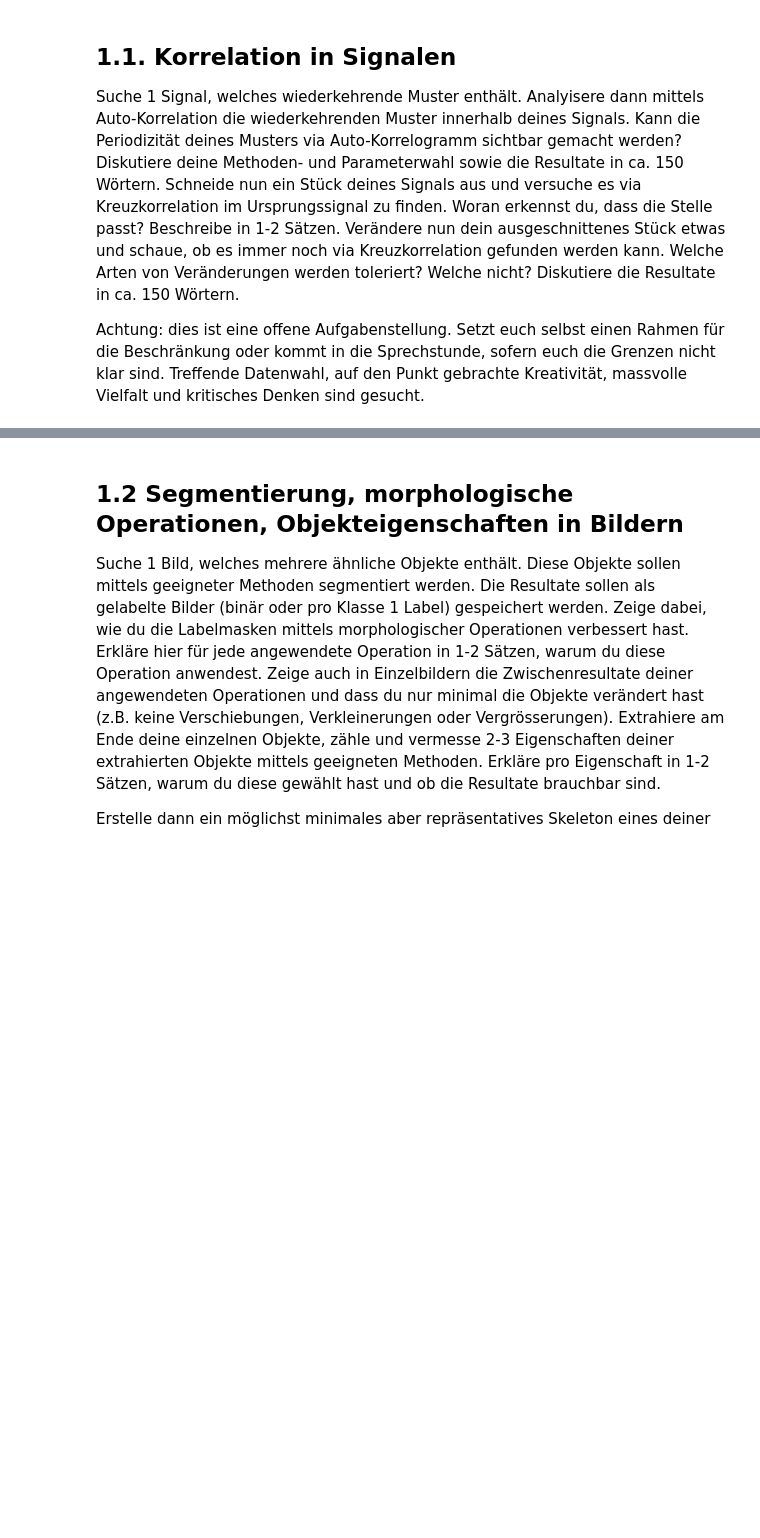
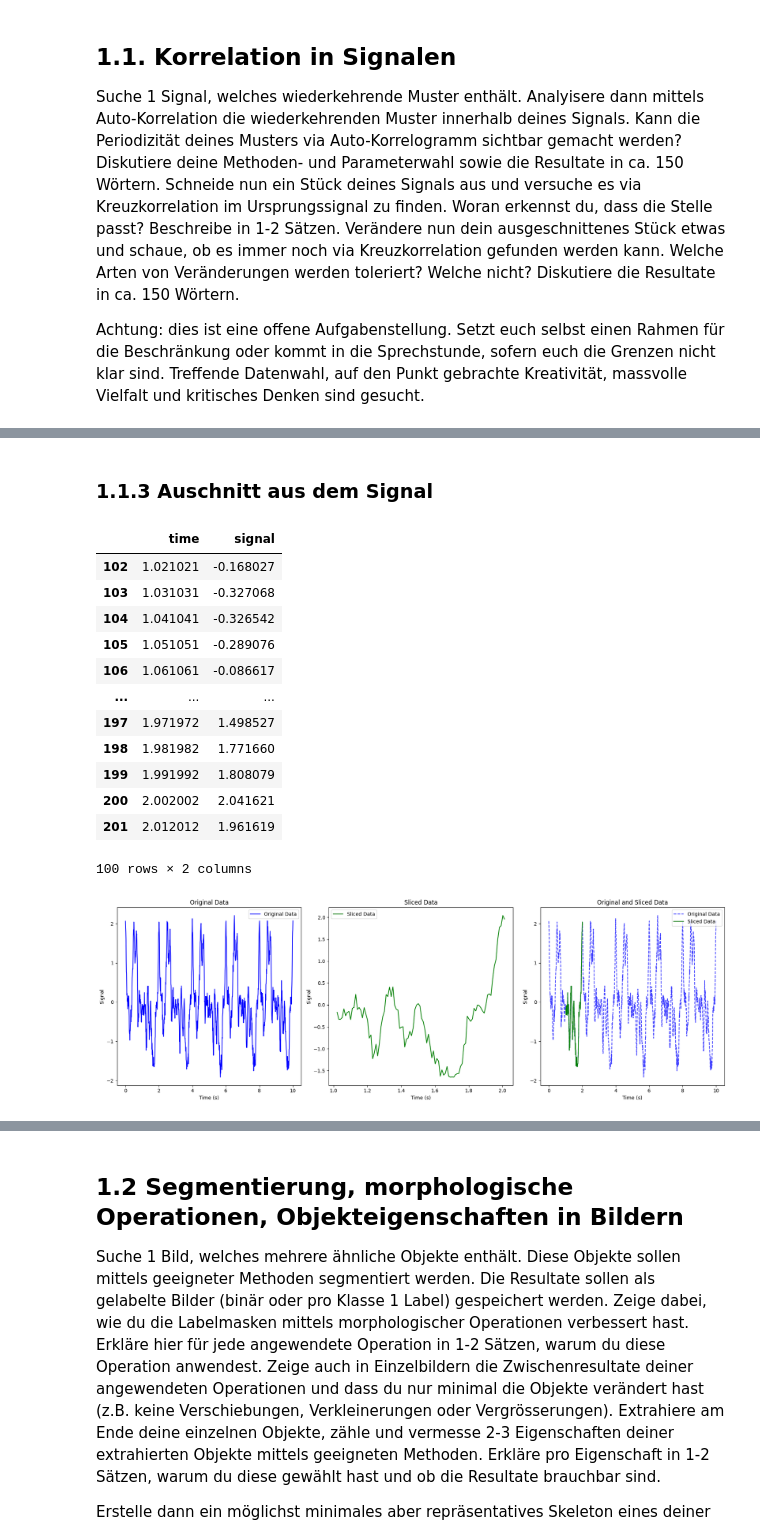
Before and after one commit to 7ben18/fhnw-gbsv-Grundlagen-der-Bild-und-Signalverarbeitung, a Jupyter notebook: mini-challenge2/notebook/gbsv-mc2-ben.ipynb, the cells around one changed output, grey strips where cells are left out. Saved outputs shown, nothing was run; the diff lists cells and outputs as text; code cells hidden in the pictures; blank space fills up the shorter version.

```diff
--- a/mini-challenge2/notebook/gbsv-mc2-ben.ipynb
+++ b/mini-challenge2/notebook/gbsv-mc2-ben.ipynb
@@ -49,0 +133,71 @@ Achtung: dies ist eine offene Aufgabenstellung. Setzt euch selbst einen Rahmen f
+# %% [markdown]
+### 1.1.3 Auschnitt aus dem Signal
+# %%
+# Function for Slicing a DataFrame
+def slice_signal(data, slice_length, random_seed=42):
+    # Get the length of the signal data
+    signal_length = len(data)
+
+    # set random seed for reproducibility
+    np.random.seed(random_seed)
+
+    # Generate a random position to start the slice
+    start_position = np.random.randint(0, signal_length - slice_length)
+
+    # Slice the signal based on the random start position and defined slice length
+    sliced_signal = data.iloc[start_position:start_position + slice_length]
+
+    return sliced_signal
+
+# Example usage of the slice_signal function with a defined slice length
+slice_length = 100  # Define the length of the slice
+sliced_data = slice_signal(data, slice_length)
+display(sliced_data)
+
+# Create a figure with three subplots in a single row
+fig, axes = plt.subplots(1, 3, figsize=(18, 6))
+
+# Plot the original data in the first subplot
+axes[0].plot(data['time'], data['signal'], label='Original Data', color='blue')
+axes[0].set_xlabel('Time (s)')
+axes[0].set_ylabel('Signal')
+axes[0].set_title('Original Data')
+
+# Plot the sliced data in the second subplot
+axes[1].plot(sliced_data['time'], sliced_data['signal'], label='Sliced Data', color='green')
+axes[1].set_xlabel('Time (s)')
+axes[1].set_ylabel('Signal')
+axes[1].set_title('Sliced Data')
+
+# Plot both original and sliced data in the third subplot
+axes[2].plot(data['time'], data['signal'], label='Original Data', color='blue', linestyle='--', alpha=0.75)
+axes[2].plot(sliced_data['time'], sliced_data['signal'], label='Sliced Data', color='green')
+axes[2].set_xlabel('Time (s)')
+axes[2].set_ylabel('Signal')
+axes[2].set_title('Original and Sliced Data')
+
+# Add legends to the plots
+axes[0].legend()
+axes[1].legend()
+axes[2].legend()
+
+# Adjust layout
+plt.tight_layout()
+
+# Show the figure
+plt.show()
+# %% [output]
+|  | time | signal |
+| 102 | 1.021021 | -0.168027 |
+| 103 | 1.031031 | -0.327068 |
+| 104 | 1.041041 | -0.326542 |
+| 105 | 1.051051 | -0.289076 |
+| 106 | 1.061061 | -0.086617 |
+| ... | ... | ... |
+| 197 | 1.971972 | 1.498527 |
+| 198 | 1.981982 | 1.771660 |
+| 199 | 1.991992 | 1.808079 |
+| 200 | 2.002002 | 2.041621 |
+| 201 | 2.012012 | 1.961619 |
+100 rows × 2 columns
+[figure, added]
```
Also changed, not shown: parts of 7 cells of this notebook.
